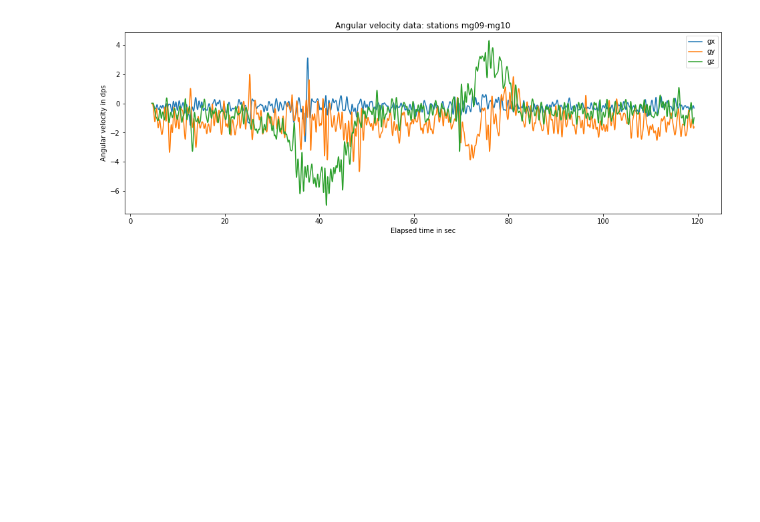
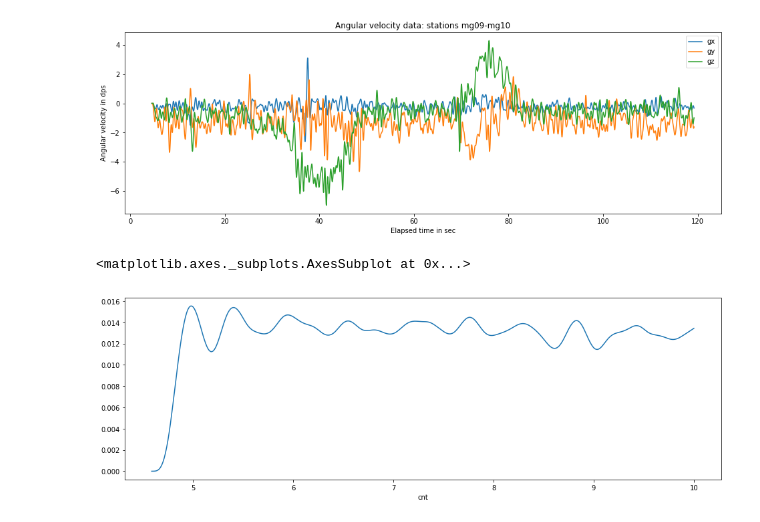
Before and after one commit to araobp/pic-mcu, a Jupyter notebook: src/python/motion_sensor_analyze.ipynb, the cells around one changed output. Drawn from its saved outputs; the diff is of its cells as text; code cells hidden in the pictures; blank space fills up the shorter version.

```diff
--- a/src/python/motion_sensor_analyze.ipynb
+++ b/src/python/motion_sensor_analyze.ipynb
@@ -72,3 +65,8 @@ ax_g.set_ylabel('Angular velocity in dps')
 plt.savefig('{}_gyro.jpg'.format(FILE.split('.')[0]))
 # %% [output]
 [figure]
+# %%
+df['ay'][0:10].plot()
+# %% [output]
+<matplotlib.axes._subplots.AxesSubplot at 0x...>
+[figure, added]
```
Also changed, not shown: parts of 3 cells of this notebook, 1 other file.
